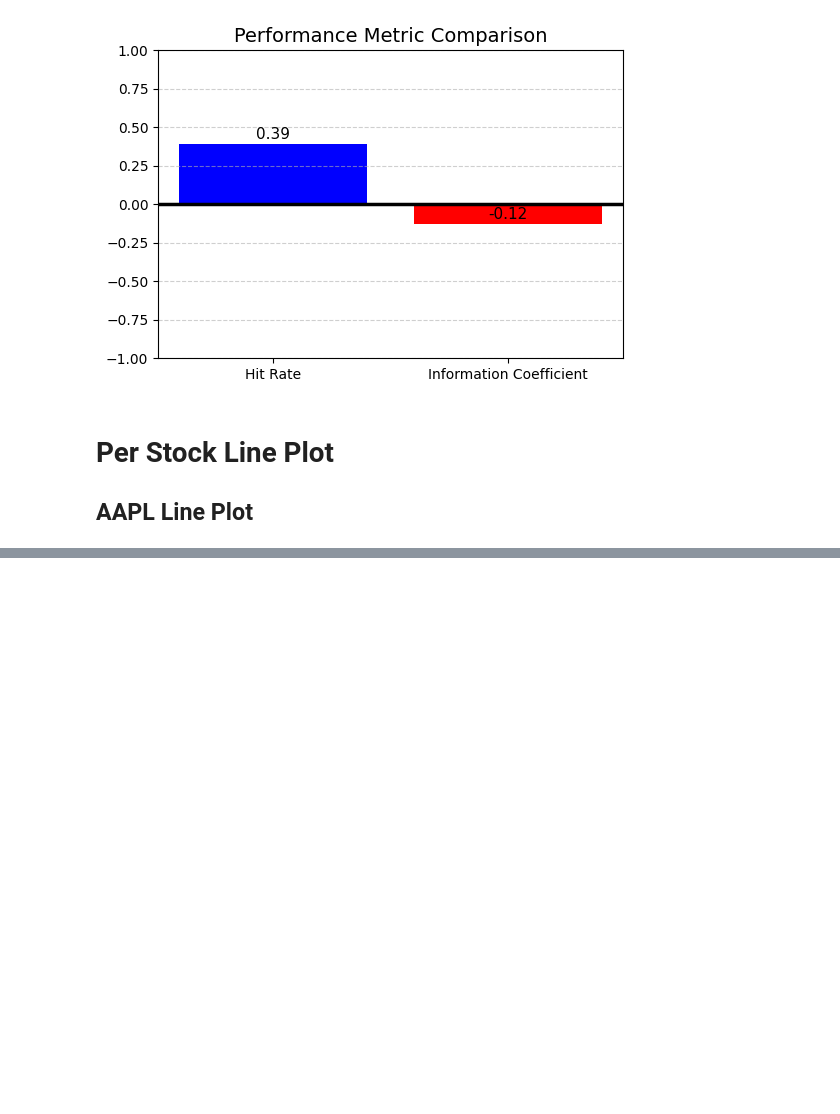
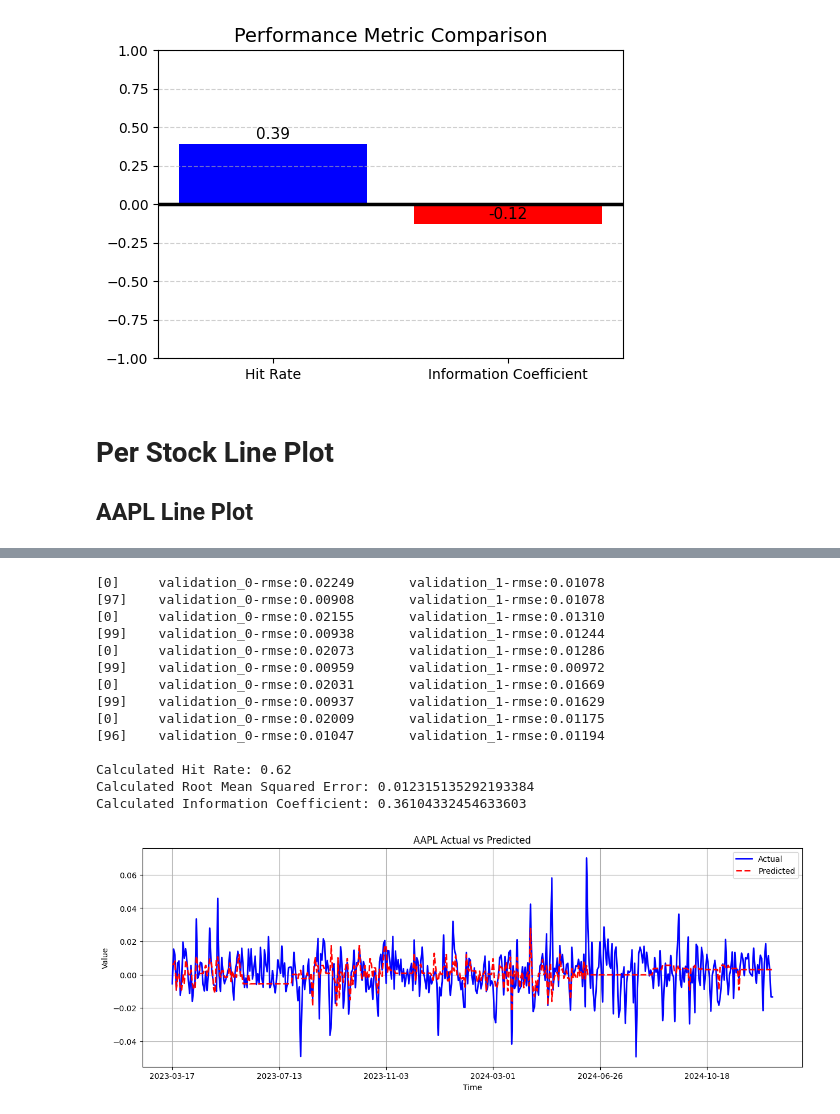
Before and after one commit to ngocbaotu/stock_prediction, a Jupyter notebook: experiment/07-Evaluation.ipynb, the cells around one changed output, grey strips where cells are left out. Drawn from its saved outputs; the diff is of its cells as text; code cells hidden in the pictures; blank space fills up the shorter version.

```diff
--- a/experiment/07-Evaluation.ipynb
+++ b/experiment/07-Evaluation.ipynb
@@ -249,11 +249,6 @@ def outputMetrics(tests, preds):
     hit_rate = (np.sign(tests) == np.sign(preds)).mean()
 
     #Calculating Root Mean Squared Error
-    #squared_sum = 0
-    #rmse = 0
-    #for i, val in preds.items():
-    #    squared_sum += (tests[i] - val) **2
-    #rmse = np.sqrt(squared_sum / len(preds))
     rmse = np.sqrt(mean_squared_error(tests, preds))
 
     #Calculating Information Coefficient
@@ -264,7 +259,9 @@ def outputMetrics(tests, preds):
     print(f"Calculated Root Mean Squared Error: {rmse}")
     print(f"Calculated Information Coefficient: {ic}")
 
-outputMetrics(tests[-1], preds[-1])
+    return hit_rate, rmse, ic
+
+hit_rate, rmse, ic = outputMetrics(tests[-1], preds[-1])
 # %% [output]
 Calculated Hit Rate: 0.39325842696629215
 Calculated Root Mean Squared Error: 0.9034503904971468
@@ -391,0 +425,54 @@ Calculated Information Coefficient: 0.36104332454633603
+# %%
+def singleStockMetrics(stock):
+    project_root = find_project_root()
+    os.chdir(project_root)
+
+    FEATURES = ['open', 'high', 'low', 'close']
+    TARGET = ['next_day_return']
+
+    stock_df = pd.read_csv(f"data/processed/{stock}_cleaned.csv")
+
+    #Currently need to drop last row due to NaN value, needs fix
+    stock_df.drop(stock_df.tail(0).index, inplace = True)
+
+    stock_df.set_index("date", inplace=True)
+    stock_tss = TimeSeriesSplit(n_splits = 5, test_size = 90, gap = 3)
+
+    stockReg, stockPreds, stockTests, stockScores = train_xgb(tss=stock_tss, data=stock_df)
+
+    stockTests = stockTests.squeeze()
+
+    print()
+
+    outputMetrics(stockTests, stockPreds)
+
+
+    plt.figure(figsize=(15,5))
+    plt.plot(stockTests, label='Actual', color='blue', linewidth=2)
+    plt.plot(stockPreds, label='Predicted', color='red', linestyle='--', linewidth=2)
+    plt.title(f'{stock} Actual vs Predicted')
+    plt.xlabel('Time')
+    plt.gca().xaxis.set_major_locator(MaxNLocator(nbins=8))
+    plt.ylabel('Value')
+    plt.legend()
+    plt.grid(True)
+    plt.show()
+
+
+singleStockMetrics("AAPL")
+# %% [output]
+[0]     validation_0-rmse:0.02249       validation_1-rmse:0.01078
+[97]    validation_0-rmse:0.00908       validation_1-rmse:0.01078
+[0]     validation_0-rmse:0.02155       validation_1-rmse:0.01310
+[99]    validation_0-rmse:0.00938       validation_1-rmse:0.01244
+[0]     validation_0-rmse:0.02073       validation_1-rmse:0.01286
+[99]    validation_0-rmse:0.00959       validation_1-rmse:0.00972
+[0]     validation_0-rmse:0.02031       validation_1-rmse:0.01669
+[99]    validation_0-rmse:0.00937       validation_1-rmse:0.01629
+[0]     validation_0-rmse:0.02009       validation_1-rmse:0.01175
+[96]    validation_0-rmse:0.01047       validation_1-rmse:0.01194
+
+Calculated Hit Rate: 0.62
+Calculated Root Mean Squared Error: 0.012315135292193384
+Calculated Information Coefficient: 0.36104332454633603
+[figure, added]
```
Also changed, not shown: parts of 8 cells of this notebook.
